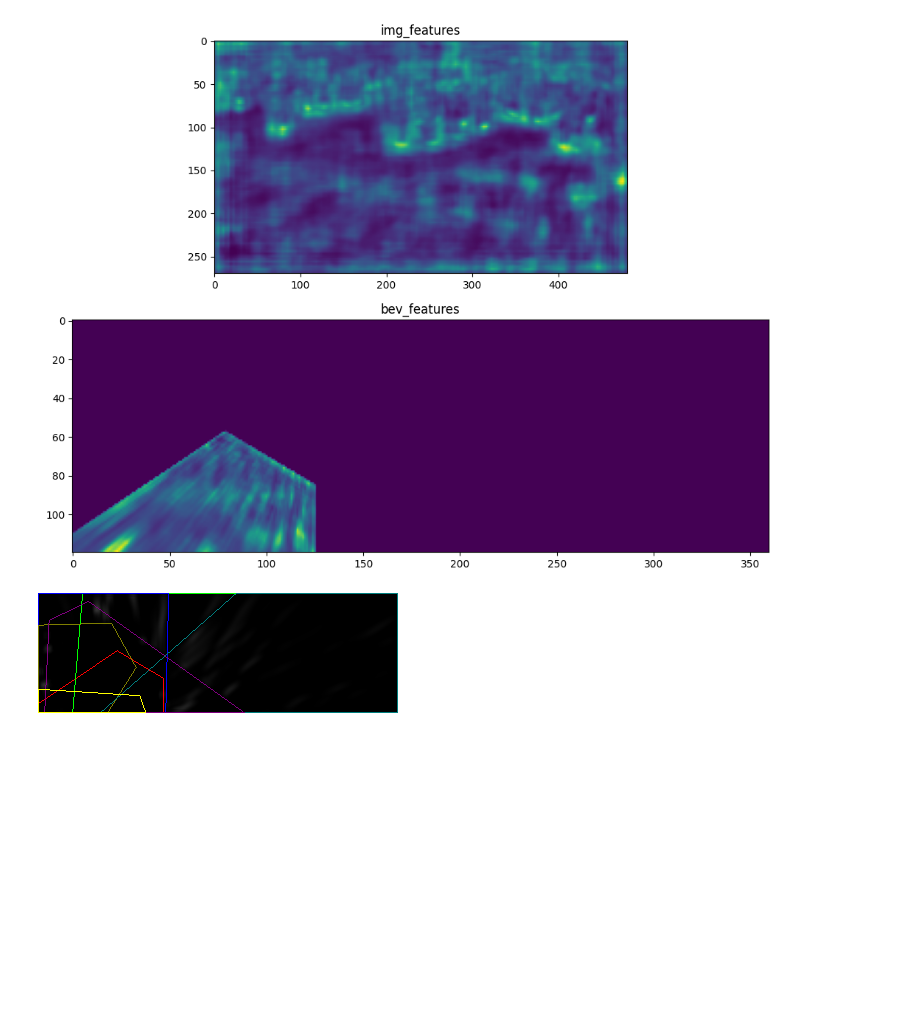
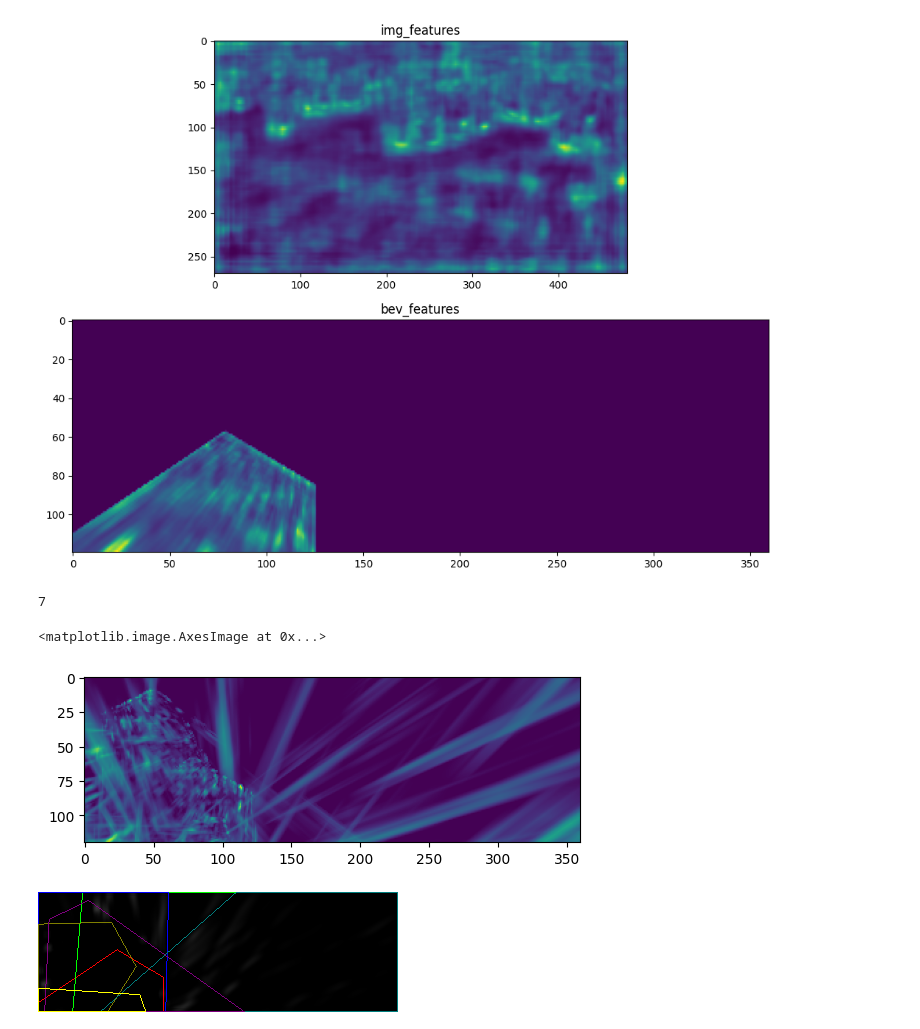
Before and after one commit to ErikBrorsson/MVDet, a Jupyter notebook: trash.ipynb, the cells around one changed output. Drawn from its saved outputs; the diff is of its cells as text; code cells hidden in the pictures; blank space fills up the shorter version.

Commit message:
erikb: working on visualization

```diff
--- a/trash.ipynb
+++ b/trash.ipynb
@@ -400,6 +400,15 @@ subplt1.imshow(torch.norm(world_features[0][0].detach(), dim=0).cpu().numpy())
 # %% [output]
 <matplotlib.image.AxesImage at 0x...>
 [figure]
+# %%
+len(world_features)
+# %% [output]
+7
+# %%
+plt.imshow(torch.norm(torch.cat(world_features, dim=0), dim=0)[0].detach().cpu().numpy())
+# %% [output]
+<matplotlib.image.AxesImage at 0x...>
+[figure, added]
 # %%
 temp = 255*map_res.cpu().detach().numpy().squeeze()
 temp = np.maximum(temp, 0)
```
Also changed, not shown: 2 other files.
